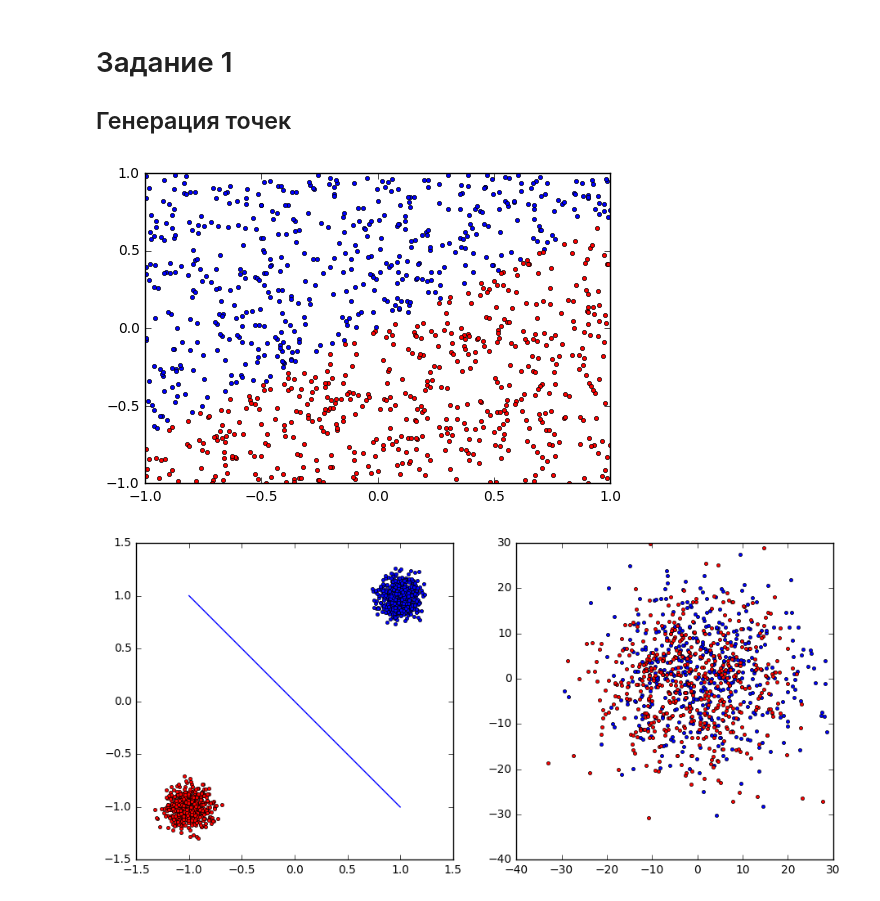
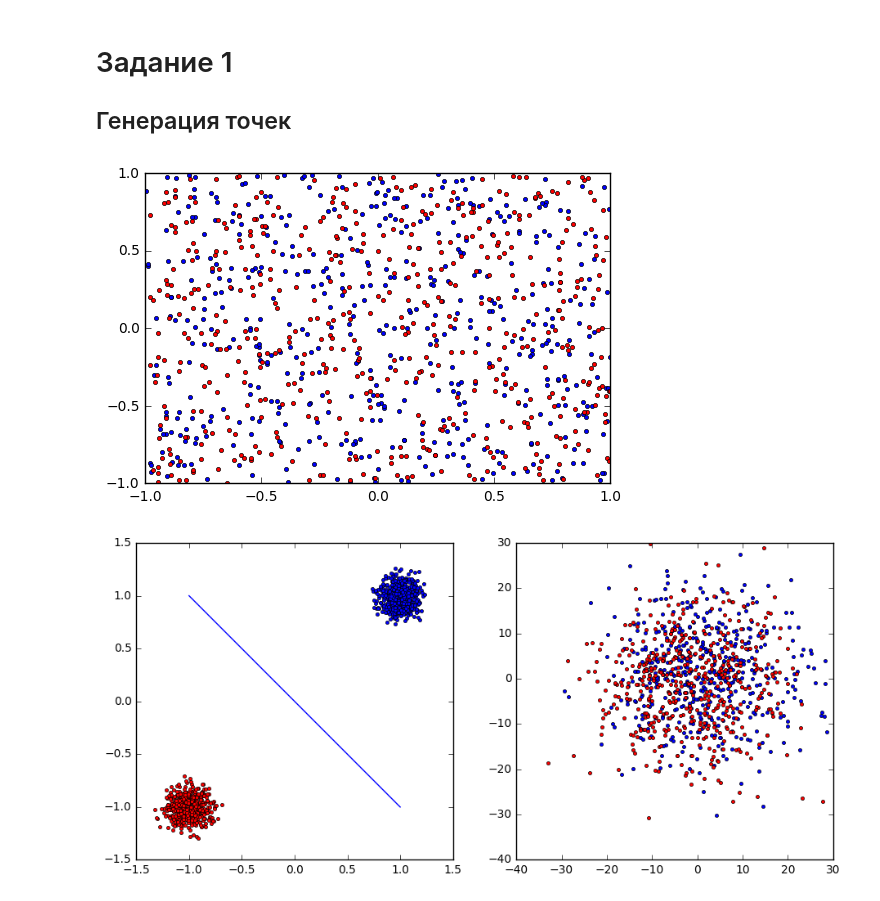
Before and after one commit to egiby/optimizations, a Jupyter notebook: Practice.ipynb, the cells around one changed output. Saved outputs shown, nothing was run; the diff lists cells and outputs as text; code cells hidden in the pictures.

```diff
--- a/Practice.ipynb
+++ b/Practice.ipynb
@@ -40,7 +40,7 @@ def get_uniform_sample(size=1000, is_separable=True):
     c = [0] * size
 
     if not is_separable:
-        c = randint(0, 2, size=size)
+        c = randint.rvs(0, 2, size=size)
     else:
         omega = np.array([0] + list(uniform.rvs(loc=-1, scale=2, size=2)))
         equation = get_equation(omega)
@@ -66,9 +66,9 @@ def print_sample_2(sample):
 separable_sample = get_sample(size=1000, is_separable=True)
 nseparable_sample = get_sample(size=1000, is_separable=False)
 # %%
-print_sample_2(get_uniform_sample(is_separable=G))
+print_sample_2(get_uniform_sample(is_separable=False))
 # %% [output]
-[figure, old version]
+[figure, new version]
 # %%
 plt.figure(figsize=(11, 5))
 
```
Also changed, not shown: parts of 5 cells of this notebook.
